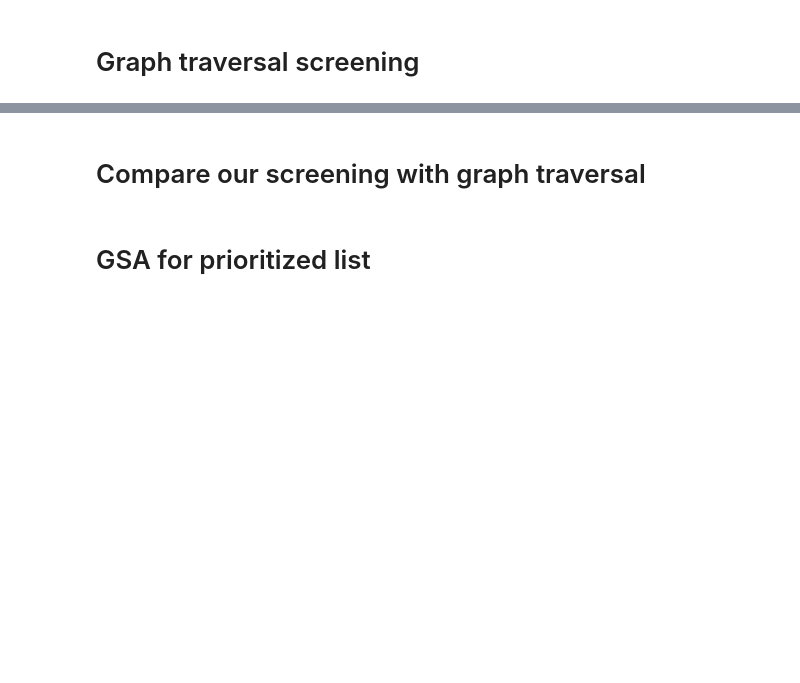
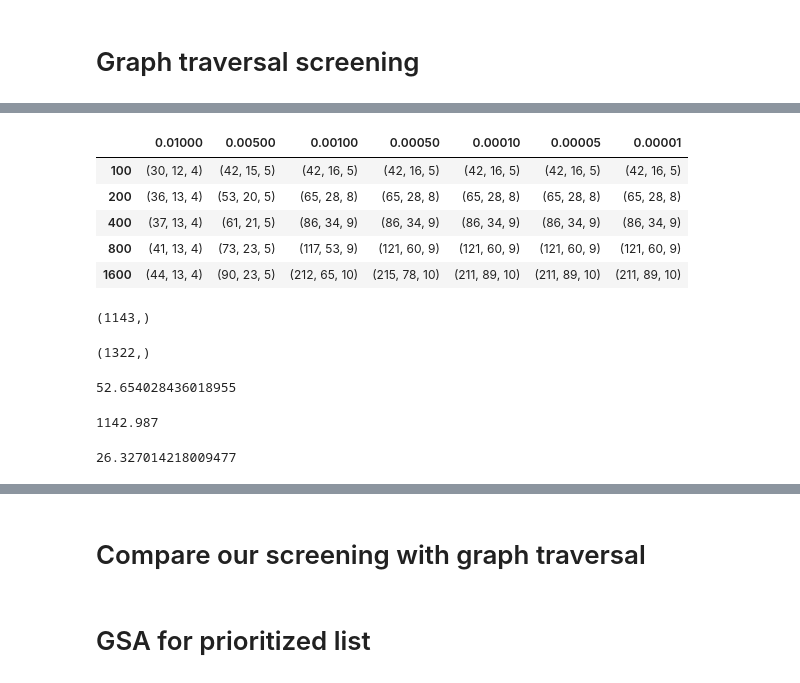
Before and after one commit to aleksandra-kim/gsa_framework, a Jupyter notebook: dev/run_protocol_gsa.ipynb, the cells around one changed output, grey strips where cells are left out. Saved outputs shown, nothing was run; the diff lists cells and outputs as text; code cells hidden in the pictures; blank space fills up the shorter version.

```diff
--- a/dev/run_protocol_gsa.ipynb
+++ b/dev/run_protocol_gsa.ipynb
@@ -136,0 +294,29 @@ parameter_choice_inf_graph = parameter_choice_inf_tech + parameter_choice_inf_bi
+# %%
+pd.DataFrame.from_dict(overlaps_ran)
+# %% [output]
+|  | 0.01000 | 0.00500 | 0.00100 | 0.00050 | 0.00010 | 0.00005 | 0.00001 |
+| 100 | (30, 12, 4) | (42, 15, 5) | (42, 16, 5) | (42, 16, 5) | (42, 16, 5) | (42, 16, 5) | (42, 16, 5) |
+| 200 | (36, 13, 4) | (53, 20, 5) | (65, 28, 8) | (65, 28, 8) | (65, 28, 8) | (65, 28, 8) | (65, 28, 8) |
+| 400 | (37, 13, 4) | (61, 21, 5) | (86, 34, 9) | (86, 34, 9) | (86, 34, 9) | (86, 34, 9) | (86, 34, 9) |
+| 800 | (41, 13, 4) | (73, 23, 5) | (117, 53, 9) | (121, 60, 9) | (121, 60, 9) | (121, 60, 9) | (121, 60, 9) |
+| 1600 | (44, 13, 4) | (90, 23, 5) | (212, 65, 10) | (215, 78, 10) | (211, 89, 10) | (211, 89, 10) | (211, 89, 10) |
+# %%
+data_current['ranking']['parameter_choice_dict']['tech'].shape
+# %% [output]
+(1143,)
+# %%
+parameter_choice_inf_lsa_tech.shape
+# %% [output]
+(1322,)
+# %%
+(1322 - 211)/21.1
+# %% [output]
+52.654028436018955
+# %%
+54.17*21.1
+# %% [output]
+1142.987
+# %%
+1322/42.2 - 5
+# %% [output]
+26.327014218009477
```
Also changed, not shown: parts of 44 cells of this notebook.
